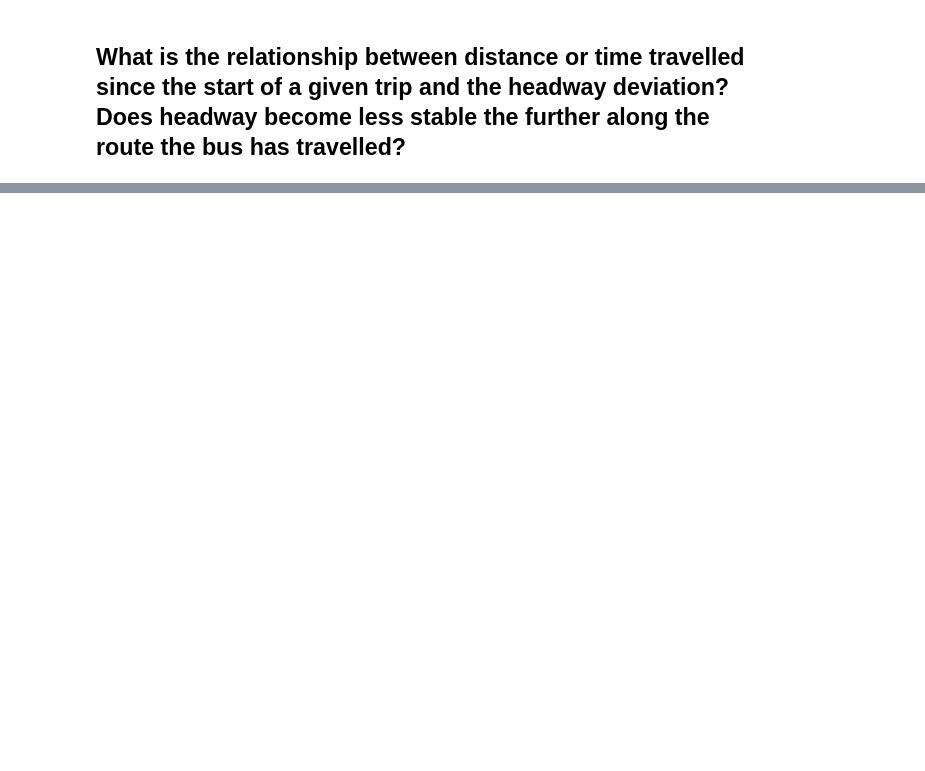
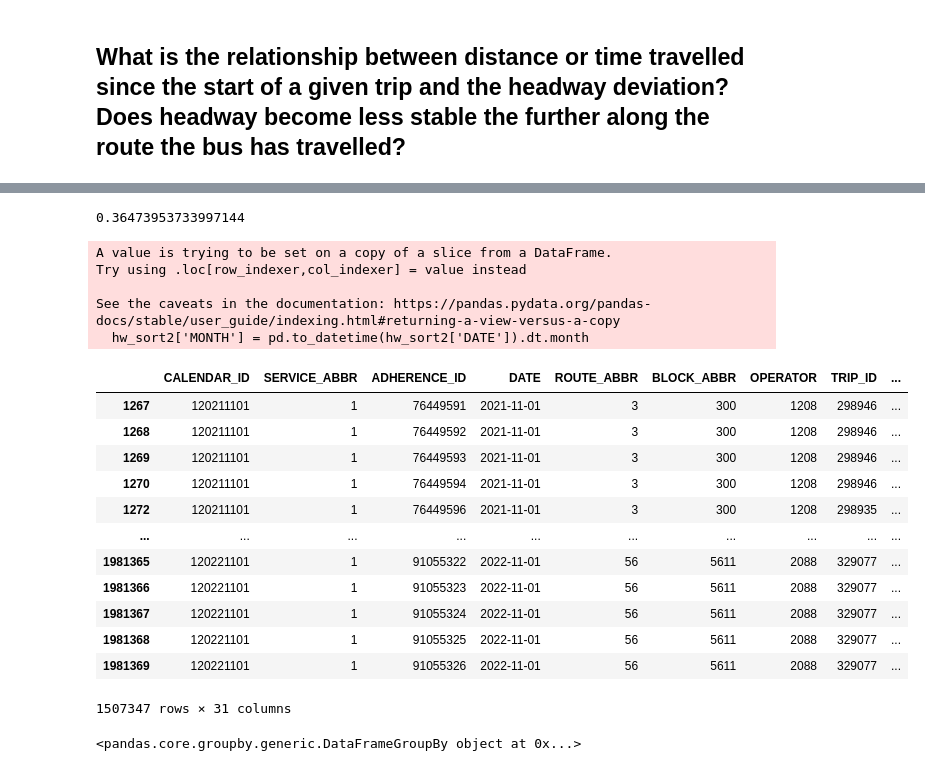
Before and after one commit to NSS-Data-Analytics-Cohort-7/wego-data-world-problems, a Jupyter notebook: Notebooks/Question4.ipynb, the cells around one changed output, grey strips where cells are left out. Saved outputs shown, nothing was run; the diff lists cells and outputs as text; code cells hidden in the pictures; blank space fills up the shorter version.

Commit message:
trying to understand and probably should stop deleting my failed attempts lol

```diff
--- a/Notebooks/Question4.ipynb
+++ b/Notebooks/Question4.ipynb
@@ -12,4 +24,4 @@ headway.head(10)
 # %%
-hw_sort = headway.sort_values(by=['TRIP_ID','DATE'])
+hw_sort = headway.sort_values(by=['ROUTE_ABBR','DATE'])
 # %%
 hw_sort.isnull().sum()
@@ -21,0 +88,26 @@ hw_sort2.head(10)
+# %%
+hw_sort2['HDWY_DEV'].mean()
+# %% [output]
+0.36473953733997144
+# %%
+hw_sort2['MONTH'] = pd.to_datetime(hw_sort2['DATE']).dt.month
+hw_sort2
+# %% [output]
+A value is trying to be set on a copy of a slice from a DataFrame.
+Try using .loc[row_indexer,col_indexer] = value instead
+
+See the caveats in the documentation: https://pandas.pydata.org/pandas-docs/stable/user_guide/indexing.html#returning-a-view-versus-a-copy
+  hw_sort2['MONTH'] = pd.to_datetime(hw_sort2['DATE']).dt.month
+|  | CALENDAR_ID | SERVICE_ABBR | ADHERENCE_ID | DATE | ROUTE_ABBR | BLOCK_ABBR | OPERATOR | TRIP_ID | ... |
+| 1267 | 120211101 | 1 | 76449591 | 2021-11-01 | 3 | 300 | 1208 | 298946 | ... |
+| 1268 | 120211101 | 1 | 76449592 | 2021-11-01 | 3 | 300 | 1208 | 298946 | ... |
+| 1269 | 120211101 | 1 | 76449593 | 2021-11-01 | 3 | 300 | 1208 | 298946 | ... |
+| 1270 | 120211101 | 1 | 76449594 | 2021-11-01 | 3 | 300 | 1208 | 298946 | ... |
+| 1272 | 120211101 | 1 | 76449596 | 2021-11-01 | 3 | 300 | 1208 | 298935 | ... |
+| ... | ... | ... | ... | ... | ... | ... | ... | ... | ... |
+| 1981365 | 120221101 | 1 | 91055322 | 2022-11-01 | 56 | 5611 | 2088 | 329077 | ... |
+| 1981366 | 120221101 | 1 | 91055323 | 2022-11-01 | 56 | 5611 | 2088 | 329077 | ... |
+| 1981367 | 120221101 | 1 | 91055324 | 2022-11-01 | 56 | 5611 | 2088 | 329077 | ... |
+| 1981368 | 120221101 | 1 | 91055325 | 2022-11-01 | 56 | 5611 | 2088 | 329077 | ... |
+| 1981369 | 120221101 | 1 | 91055326 | 2022-11-01 | 56 | 5611 | 2088 | 329077 | ... |
+1507347 rows × 31 columns
@@ -21,0 +118,4 @@ hw_sort2.head(10)
+# %%
+q4
+# %% [output]
+<pandas.core.groupby.generic.DataFrameGroupBy object at 0x...>
```
Also changed, not shown: parts of 6 cells of this notebook, 1 other file.
